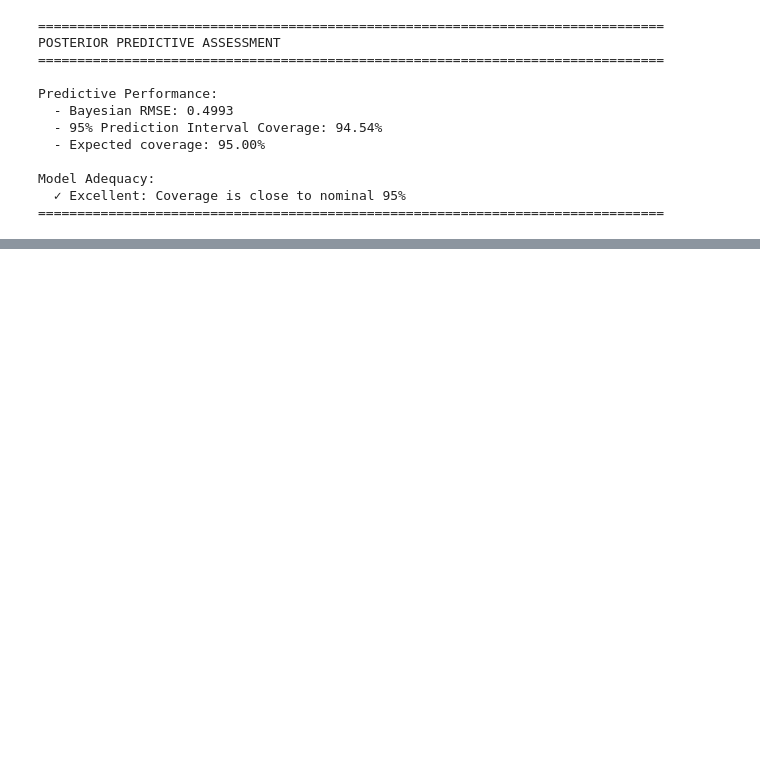
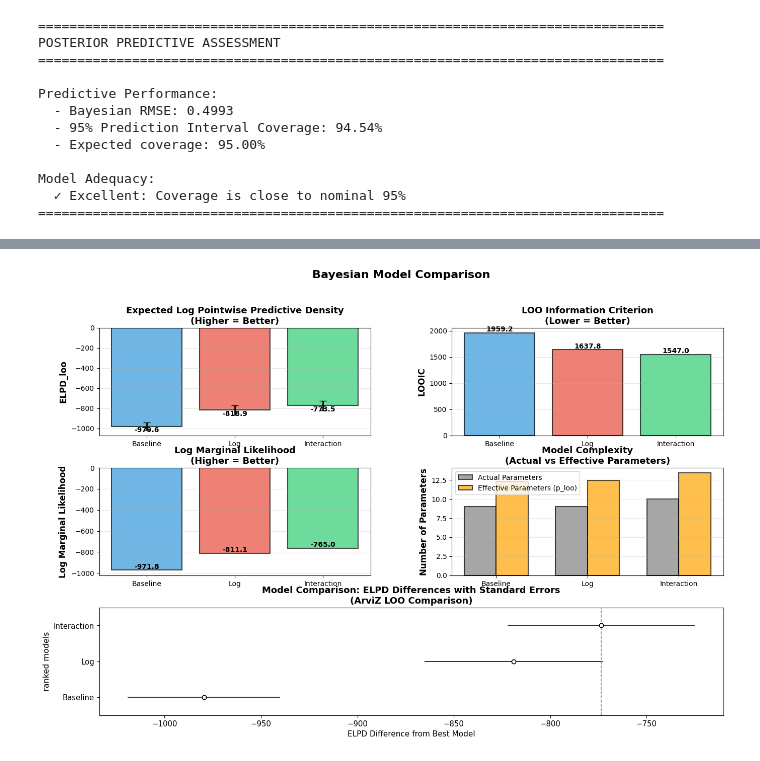
Before and after one commit to armin2080/Bayesian-MCMC-Insurance-Regression, a Jupyter notebook: python/notebook.ipynb, the cells around one changed output, grey strips where cells are left out. Saved outputs shown, nothing was run; the diff lists cells and outputs as text; code cells hidden in the pictures; blank space fills up the shorter version.

```diff
--- a/python/notebook.ipynb
+++ b/python/notebook.ipynb
@@ -391,7 +392,7 @@ Saved: ../../plots/baseline_model/ACF_plots/zoomed/acf_beta_8_zoomed.png
 # Calculate Effective Sample Size (ESS) for baseline model
 print("Calculating ESS for baseline model...")
 
-ess_df = ess_beta_table(beta_list, X_with_intercept, model_name='baseline_model')
+ess_df = ess_beta_table(beta_list, X_with_intercept, model_name='baseline_model', output_dir='outputs')
 
 # Update parameter names
 feature_names = ['Intercept'] + df_cleaned.drop('charges', axis=1).columns.tolist()
@@ -584,9 +585,11 @@ region_southwest        -0.079307      -0.079475      0.039853   -0.000168   -0.
 # %%
 # Visualize coefficient comparison
 from pathlib import Path
+import os
 
-# Create directory if it doesn't exist
-plot_dir = Path('outputs/baseline_model')
+# Create directory if it doesn't exist (relative to notebook location)
+notebook_dir = Path(os.getcwd())
+plot_dir = notebook_dir / 'outputs' / 'baseline_model'
 plot_dir.mkdir(parents=True, exist_ok=True)
 
 fig, ax = plt.subplots(figsize=(10, 6))
@@ -786,6 +789,6 @@ Final summary plot comparing MCMC sampling efficiency across all three models.
 # %%
 # Create comprehensive ESS comparison plot across all models
-print("Generating Person 3 summary plot: ESS Efficiency Comparison...")
+print("Generating summary plot: ESS Efficiency Comparison...")
 
 # Calculate mean ESS for each model
 ess_baseline_mean = ess_df['ESS'].mean()
@@ -809,7 +812,7 @@ colors = ['#3498db', '#e74c3c', '#2ecc71']
 bars = ax1.bar(models, ess_means, color=colors, alpha=0.7, edgecolor='black', linewidth=1.5)
 ax1.axhline(y=total_samples, color='gray', linestyle='--', linewidth=2, label='Total Samples (32,000)')
 ax1.set_ylabel('Mean Effective Sample Size (ESS)', fontsize=12)
-ax1.set_title('MCMC Sampling Efficiency Across Models\n(Person 3: Convergence Diagnostics)', fontsize=14, fontweight='bold')
+ax1.set_title('MCMC Sampling Efficiency Across Models\nConvergence Diagnostics)', fontsize=14, fontweight='bold')
 ax1.set_ylim([0, max(ess_means) * 1.2])
 ax1.legend()
 ax1.grid(axis='y', alpha=0.3)
@@ -837,11 +840,11 @@ for bar, eff in zip(bars2, [eff_baseline, eff_log, eff_int]):
              f'{eff:.1f}%', ha='center', va='bottom', fontsize=11, fontweight='bold')
 
 plt.tight_layout()
-plt.savefig('outputs/person3_ess_comparison.png', dpi=300, bbox_inches='tight')
+plt.savefig(notebook_dir / 'outputs' / 'ess_comparison.png', dpi=300, bbox_inches='tight')
 plt.show()
 
 print("\n" + "="*80)
-print("PERSON 3 SUMMARY - CONVERGENCE DIAGNOSTICS ACROSS ALL MODELS")
+print("SUMMARY - CONVERGENCE DIAGNOSTICS ACROSS ALL MODELS")
 print("="*80)
 print(f"\nBaseline Model:")
 print(f"  Mean ESS: {ess_baseline_mean:.0f} | Efficiency: {eff_baseline:.1f}%")
@@ -853,5 +856,5 @@ print(f"\nConclusion: All models demonstrate excellent MCMC convergence")
 print(f"with efficiency rates > 70%, indicating minimal autocorrelation")
 print(f"and high-quality posterior samples for inference.")
 print("="*80)
-print("\n✓ Person 3 summary plot saved to outputs/person3_ess_comparison.png")
+print("\n✓ Summary plot saved to outputs/ess_comparison.png")
 # %% [output]
@@ -878,0 +1336,76 @@ and high-quality posterior samples for inference.
+# %%
+# Create comprehensive visualization
+fig = plt.figure(figsize=(16, 10))
+gs = fig.add_gridspec(3, 2, hspace=0.3, wspace=0.3)
+
+models_short = ['Baseline', 'Log', 'Interaction']
+colors = ['#3498db', '#e74c3c', '#2ecc71']
+
+# Plot 1: ELPD comparison
+ax1 = fig.add_subplot(gs[0, 0])
+elpd_values = comparison_table['ELPD_loo'].values
+elpd_se = comparison_table['SE_elpd'].values
+bars1 = ax1.bar(models_short, elpd_values, color=colors, alpha=0.7, edgecolor='black', linewidth=1.5)
+ax1.errorbar(models_short, elpd_values, yerr=elpd_se, fmt='none', color='black', capsize=5, linewidth=2)
+ax1.set_ylabel('ELPD_loo', fontsize=12, fontweight='bold')
+ax1.set_title('Expected Log Pointwise Predictive Density\n(Higher = Better)', fontsize=13, fontweight='bold')
+ax1.grid(axis='y', alpha=0.3)
+for bar, val in zip(bars1, elpd_values):
+    ax1.text(bar.get_x() + bar.get_width()/2., val, f'{val:.1f}',
+             ha='center', va='bottom' if val > 0 else 'top', fontsize=10, fontweight='bold')
+
+# Plot 2: LOOIC comparison
+ax2 = fig.add_subplot(gs[0, 1])
+looic_values = comparison_table['LOOIC'].values
+bars2 = ax2.bar(models_short, looic_values, color=colors, alpha=0.7, edgecolor='black', linewidth=1.5)
+ax2.set_ylabel('LOOIC', fontsize=12, fontweight='bold')
+ax2.set_title('LOO Information Criterion\n(Lower = Better)', fontsize=13, fontweight='bold')
+ax2.grid(axis='y', alpha=0.3)
+for bar, val in zip(bars2, looic_values):
+    ax2.text(bar.get_x() + bar.get_width()/2., val, f'{val:.1f}',
+             ha='center', va='bottom', fontsize=10, fontweight='bold')
+
+# Plot 3: Log Marginal Likelihood
+ax3 = fig.add_subplot(gs[1, 0])
+log_ml_values = comparison_table['Log_ML'].values
+bars3 = ax3.bar(models_short, log_ml_values, color=colors, alpha=0.7, edgecolor='black', linewidth=1.5)
+ax3.set_ylabel('Log Marginal Likelihood', fontsize=12, fontweight='bold')
+ax3.set_title('Log Marginal Likelihood\n(Higher = Better)', fontsize=13, fontweight='bold')
+ax3.grid(axis='y', alpha=0.3)
+for bar, val in zip(bars3, log_ml_values):
+    ax3.text(bar.get_x() + bar.get_width()/2., val, f'{val:.1f}',
+             ha='center', va='bottom', fontsize=10, fontweight='bold')
+
+# Plot 4: Effective parameters (p_loo)
+ax4 = fig.add_subplot(gs[1, 1])
+p_loo_values = comparison_table['p_loo'].values
+n_params = comparison_table['N_Params'].values
+x_pos = np.arange(len(models_short))
+width = 0.35
+bars4a = ax4.bar(x_pos - width/2, n_params, width, label='Actual Parameters',
+                 alpha=0.7, edgecolor='black', linewidth=1.5, color='gray')
+bars4b = ax4.bar(x_pos + width/2, p_loo_values, width, label='Effective Parameters (p_loo)',
+                 alpha=0.7, edgecolor='black', linewidth=1.5, color='orange')
+ax4.set_ylabel('Number of Parameters', fontsize=12, fontweight='bold')
+ax4.set_title('Model Complexity\n(Actual vs Effective Parameters)', fontsize=13, fontweight='bold')
+ax4.set_xticks(x_pos)
+ax4.set_xticklabels(models_short)
+ax4.legend()
+ax4.grid(axis='y', alpha=0.3)
+
+# Plot 5: LOO comparison plot (ArviZ style)
+ax5 = fig.add_subplot(gs[2, :])
+az.plot_compare(comp_all, insample_dev=False, ax=ax5)
+ax5.set_title('Model Comparison: ELPD Differences with Standard Errors\n(ArviZ LOO Comparison)',
+              fontsize=13, fontweight='bold')
+ax5.set_xlabel('ELPD Difference from Best Model', fontsize=11)
+
+plt.suptitle('Bayesian Model Comparison', fontsize=16, fontweight='bold', y=0.995)
+output_path = notebook_dir / 'outputs' / 'model_comparison.png'
+output_path.parent.mkdir(parents=True, exist_ok=True)
+plt.savefig(output_path, dpi=300, bbox_inches='tight')
+plt.show()
+
+print(f"\n✓ Model comparison visualization saved to {output_path}")
+# %% [output]
+[figure, added]
```
Also changed, not shown: parts of 27 cells of this notebook, 1 other file.
